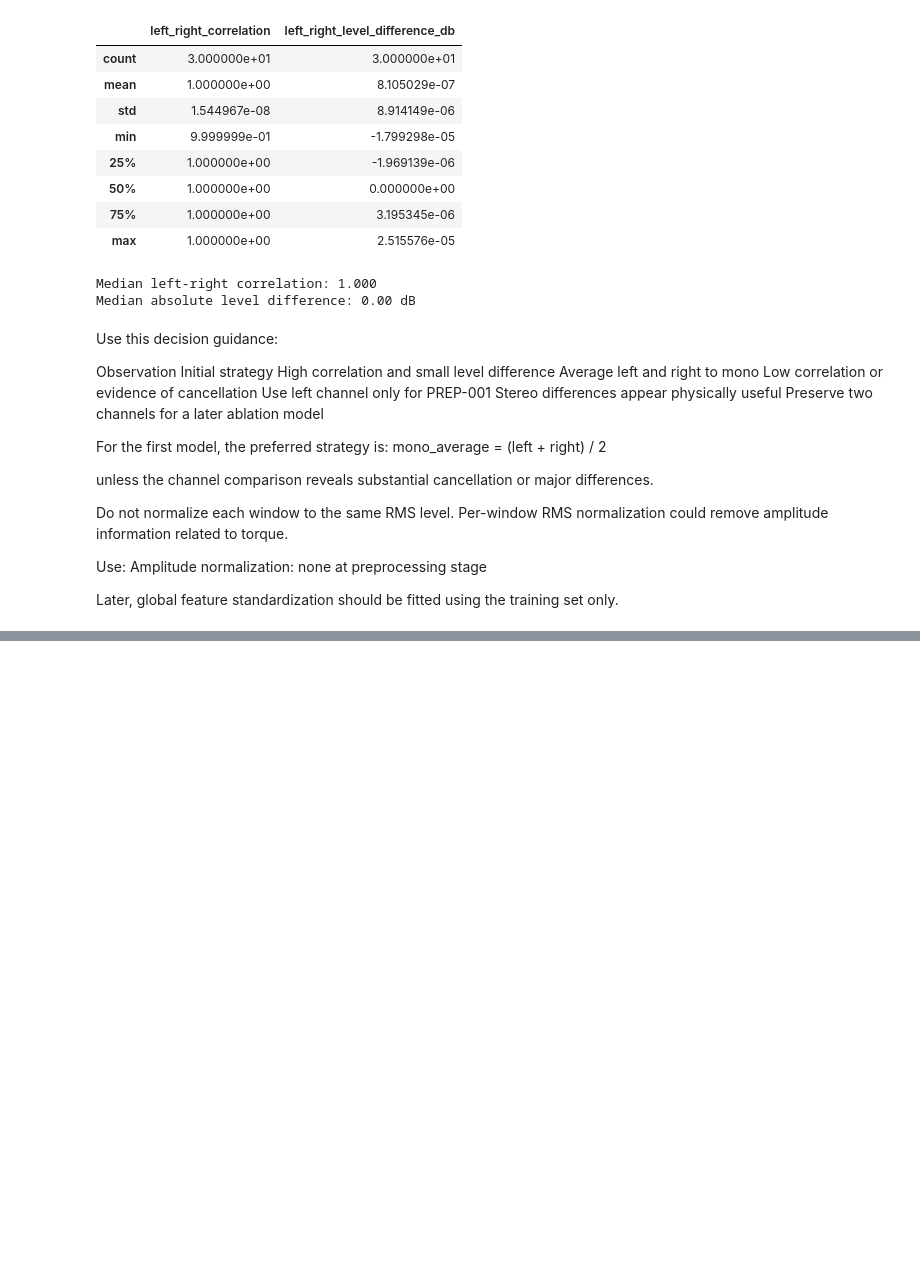
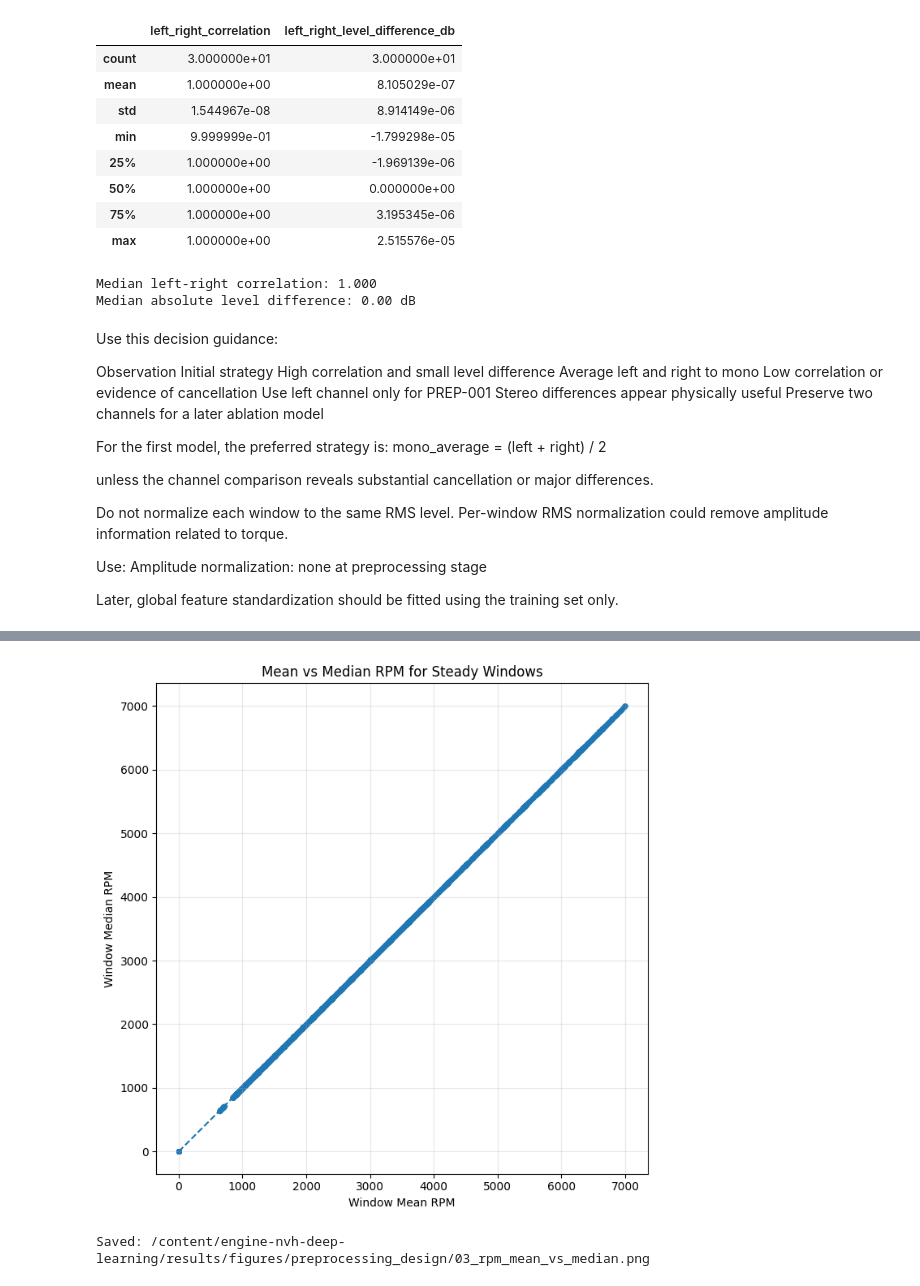
Before and after one commit to vaibhavjiyer87/engine-nvh-deep-learning, a Jupyter notebook: notebooks/02_preprocessing_specification.ipynb, the cells around one changed output, grey strips where cells are left out. Drawn from its saved outputs; the diff is of its cells as text; code cells hidden in the pictures; blank space fills up the shorter version.

```diff
--- a/notebooks/02_preprocessing_specification.ipynb
+++ b/notebooks/02_preprocessing_specification.ipynb
@@ -765,0 +1267,66 @@ Later, global feature standardization should be fitted using the training set on
+# %%
+# Plotting mean-vs-median RPM
+# for a visual check that mean RPM is a sensible target
+
+import matplotlib.pyplot as plt
+
+fig, ax = plt.subplots(
+    figsize=(7, 7)
+)
+
+ax.scatter(
+    steady_windows["rpm_mean"],
+    steady_windows["rpm_median"],
+    s=12,
+    alpha=0.5,
+)
+
+minimum_value = min(
+    steady_windows["rpm_mean"].min(),
+    steady_windows["rpm_median"].min(),
+)
+
+maximum_value = max(
+    steady_windows["rpm_mean"].max(),
+    steady_windows["rpm_median"].max(),
+)
+
+ax.plot(
+    [minimum_value, maximum_value],
+    [minimum_value, maximum_value],
+    linestyle="--",
+    linewidth=1.5,
+)
+
+ax.set_xlabel("Window Mean RPM")
+ax.set_ylabel("Window Median RPM")
+
+ax.set_title(
+    "Mean vs Median RPM for Steady Windows"
+)
+
+ax.grid(True, alpha=0.3)
+
+fig.tight_layout()
+
+output_path = (
+    DESIGN_FIGURE_DIR
+    / "03_rpm_mean_vs_median.png"
+)
+
+fig.savefig(
+    output_path,
+    dpi=300,
+    bbox_inches="tight",
+)
+
+plt.show()
+plt.close(fig)
+
+print(f"Saved: {output_path}")
+
+# If the points lie closely along the diagonal, rpm_mean is a
+# very defensible label.
+# %% [output]
+[figure, added]
+Saved: /content/engine-nvh-deep-learning/results/figures/preprocessing_design/03_rpm_mean_vs_median.png
```
Also changed, not shown: parts of 11 cells of this notebook.
